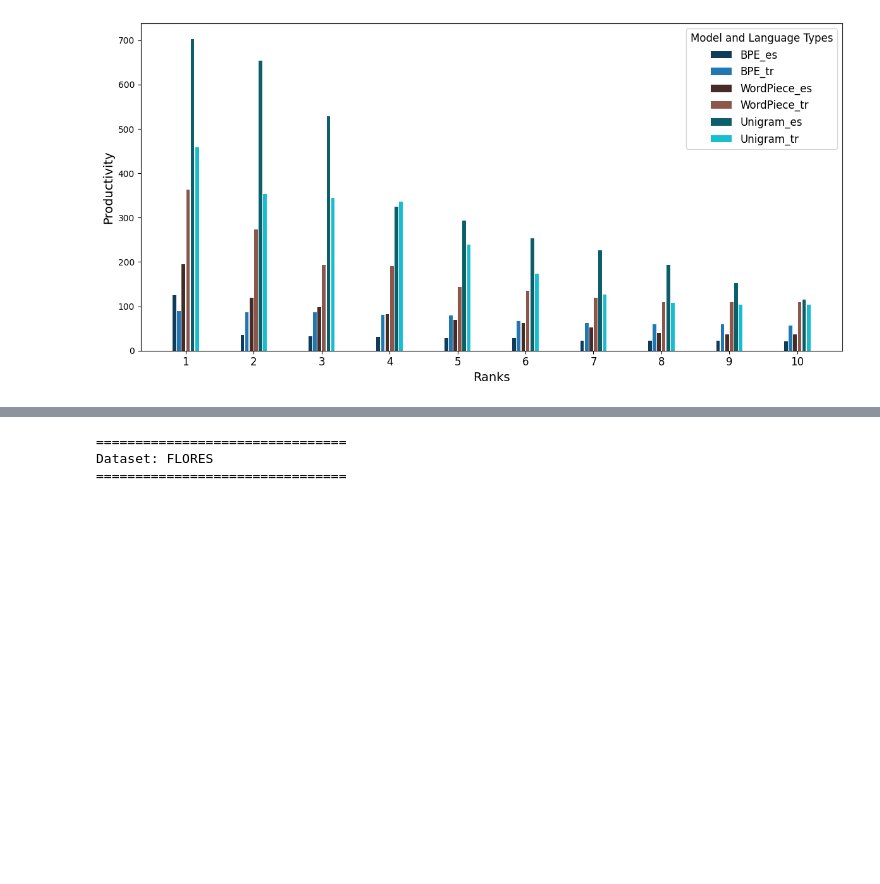
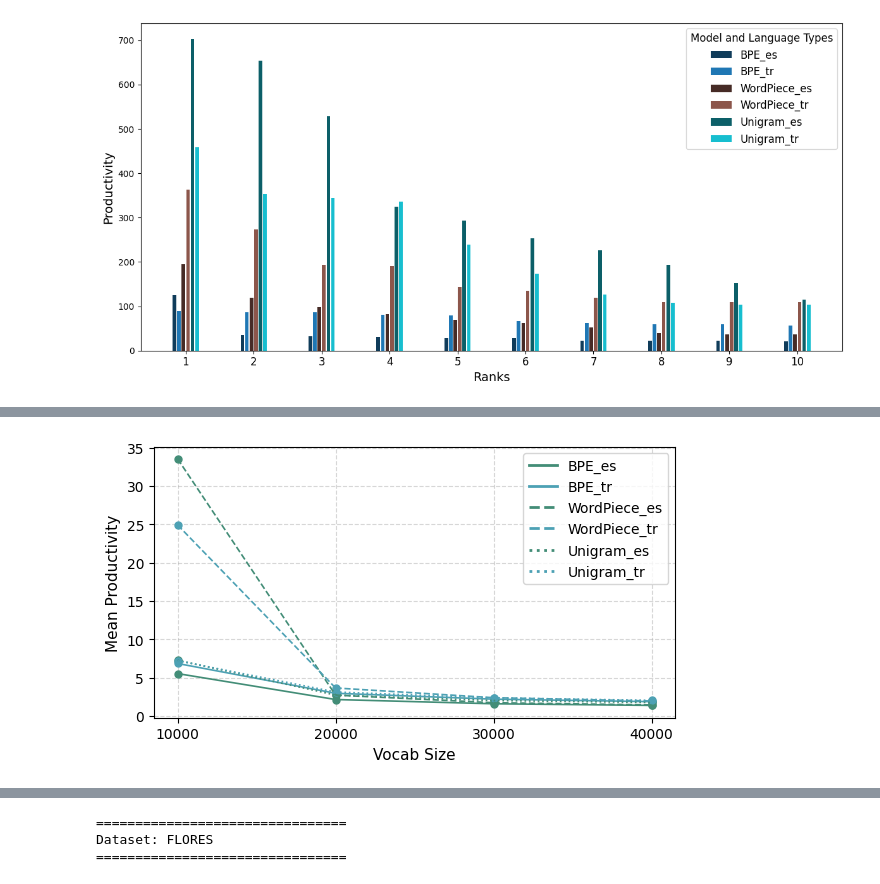
Before and after one commit to ah140797/NLP-project, a Jupyter notebook: jupyter-notebook/make_figs_main.ipynb, the cells around one changed output, grey strips where cells are left out. Drawn from its saved outputs; the diff is of its cells as text; code cells hidden in the pictures; blank space fills up the shorter version.

```diff
--- a/jupyter-notebook/make_figs_main.ipynb
+++ b/jupyter-notebook/make_figs_main.ipynb
@@ -219,3 +246,92 @@ Dataset: FLORES
 Dataset: MASSIVE
 ================================
 [figure]
+# %%
+from matplotlib.lines import Line2D  # For custom legend handles
+
+# Define single colors per language and linestyles for models
+language_colors = {
+    'es': "#438D77",  # Green for Spanish
+    'tr': "#4DA1B4",  # Blue for Turkish
+    # Add more languages if needed
+}
+
+model_linestyles = {
+    'BPE': '-',  # Dashed line for BPE model
+    'WordPiece': '--',  # Dash-dot line for WordPiece model
+    'Unigram': ':',   # Solid line for Unigram model
+    # Add more models if needed
+}
+
+for dataset_name in EVAL_DATASETS:
+    print('================================')
+    print(f'Dataset: {dataset_name.upper()}')
+    print('================================')
+    plt.figure(figsize=(6, 3.5))
+
+    # Create a dictionary to store productivity values
+    productivity_dict = {}
+    for (language, model_name) in color_dict.keys():
+        productivity_dict[(language, model_name)] = []
+
+    for i, (language, model_name) in enumerate(color_dict.keys()):
+        for vocab_size in VOCAB_SIZES:
+            results_productivity_path = os.path.join(results_path, f'{language}_{model_name}_vs{vocab_size}/productivity_{dataset_name}.json')
+            with open(results_productivity_path) as f:
+                results_dict = json.load(f)
+
+            avg_productivity = sum(results_dict.values()) / len(results_dict)
+            productivity_dict[(language, model_name)].append(avg_productivity)
+
+            # Use the appropriate color and linestyle
+            color = language_colors[language]  # Use the single color for the language
+            linestyle = model_linestyles.get(model_name, '-')
+
+            plt.plot(
+                vocab_size,
+                avg_productivity,
+                label=f'{model_name}_{language}',
+                color=color,
+                marker='o',
+                linestyle=linestyle,  # Apply linestyle
+                linewidth=1.2,
+                markersize=5,
+            )
+
+    # Plot the lines connecting the points with different linestyles for each model
+    for (language, model_name) in color_dict.keys():
+        for i in range(3):
+            linestyle = model_linestyles.get(model_name, '-')
+            color = language_colors[language]  # Use the single color for the language
+
+            plt.plot(
+                [VOCAB_SIZES[i], VOCAB_SIZES[i+1]],
+                [productivity_dict[(language, model_name)][i], productivity_dict[(language, model_name)][i+1]],
+                color=color,
+                linestyle=linestyle,  # Apply linestyle
+                linewidth=1.2
+            )
+
+    # Labels and legend
+    plt.xlabel('Vocab Size', fontsize=11)
+    plt.ylabel('Mean Productivity', fontsize=11)
+
+    # Create custom legend handles with both color and linestyle
+    legend_handles = []
+    for (language, model_name) in color_dict.keys():
+        color = language_colors[language]  # Get the color for the language
+        linestyle = model_linestyles.get(model_name, '-')  # Get the linestyle for the model
+
+        # Create a Line2D object for the legend with the correct color and linestyle
+        legend_handles.append(Line2D([0], [0], color=color, linestyle=linestyle, linewidth=2, label=f'{model_name}_{language}'))
+
+    plt.legend(handles=legend_handles, loc='upper right', fontsize=10)
+    plt.grid(True, linestyle='--', alpha=0.5)
+    plt.xticks(VOCAB_SIZES)  # Ensure all vocab sizes are shown on the x-axis
+    plt.tight_layout()
+
+    # Uncomment this line to save the plot
+    plt.savefig(f'../figures/newavg_productivity_{dataset_name}.svg')
+
+    plt.show()
+# %% [output]
@@ -221,0 +341 @@ Dataset: MASSIVE
+[figure, added]
```
Also changed, not shown: parts of 9 cells of this notebook, 4 other files.
